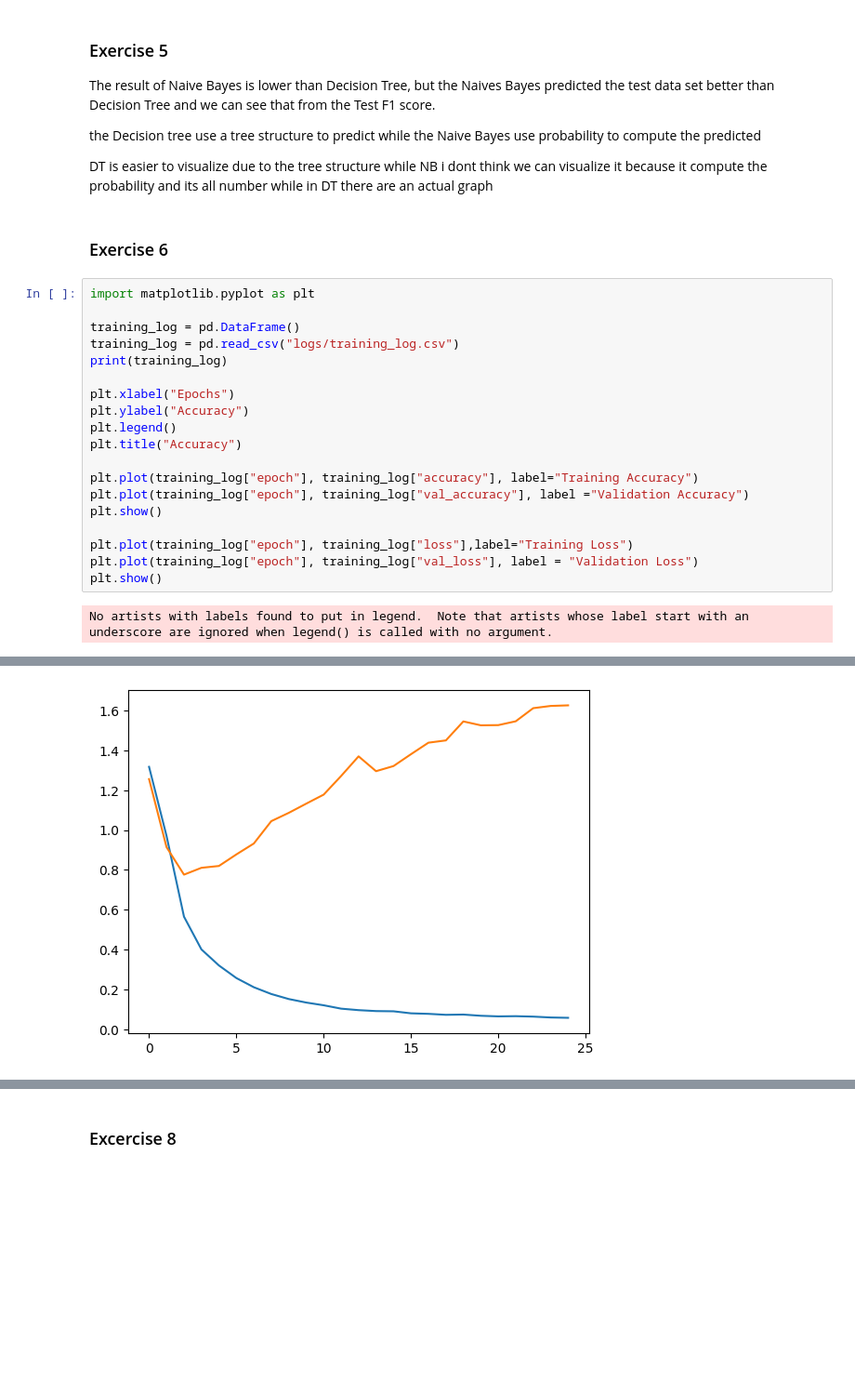
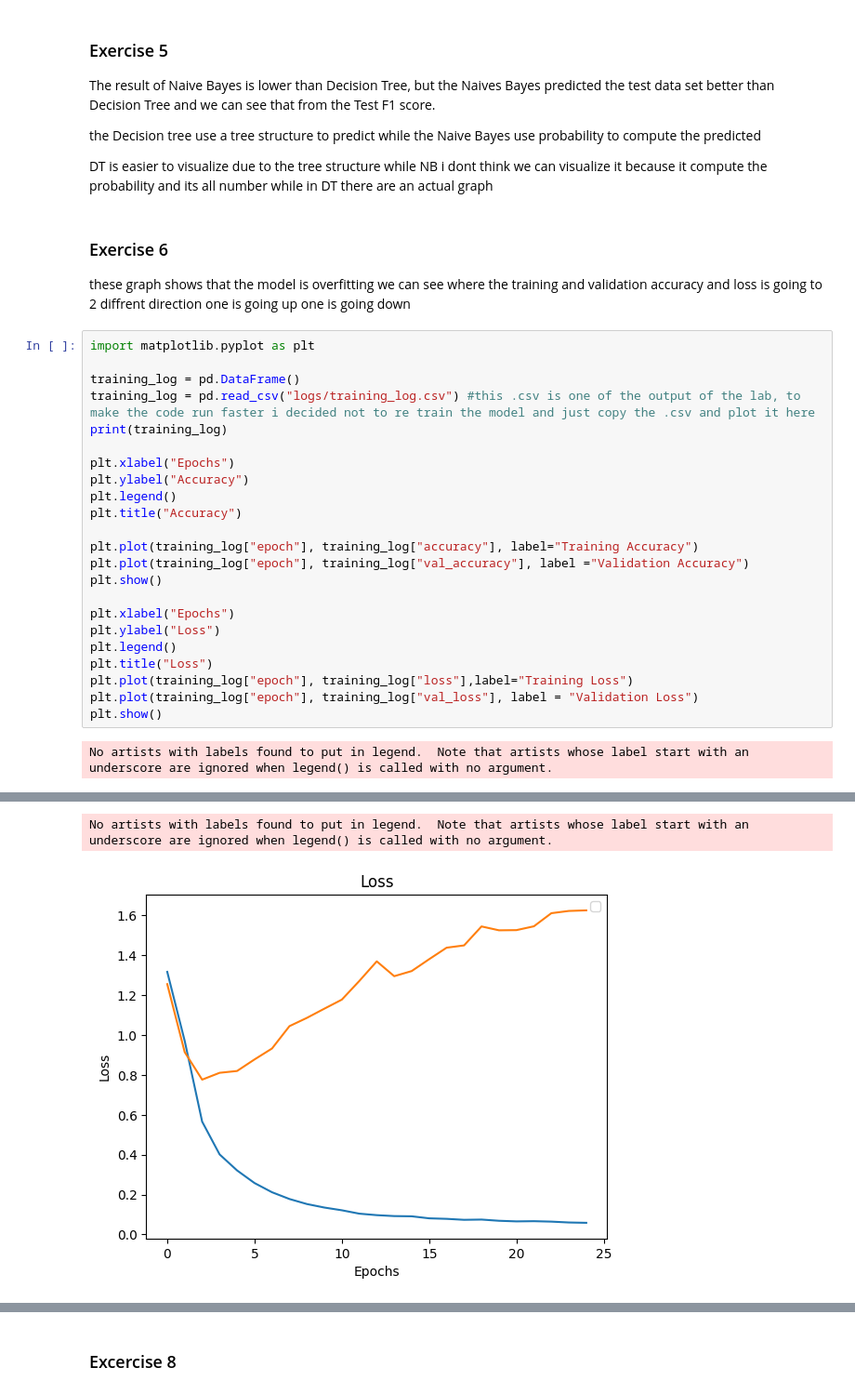
Before and after one commit to GukGuk25/DM2023-Lab2-Master, a Jupyter notebook: Homework/DM2023-Lab2-Homework.ipynb, the cells around one changed output, grey strips where cells are left out. Shown at 93% size. Saved outputs shown, nothing was run; the diff lists cells and outputs as text; blank space fills up the shorter version.

```diff
--- a/Homework/DM2023-Lab2-Homework.ipynb
+++ b/Homework/DM2023-Lab2-Homework.ipynb
@@ -251,13 +256,14 @@ The result of Naive Bayes is lower than Decision Tree, but the Naives Bayes pred
 the Decision tree use a tree structure to predict while the Naive Bayes use probability to compute the predicted
 
 DT is easier to visualize due to the tree structure while NB i dont think we can visualize it because it compute the probability and its all number while in DT there are an actual graph
-# %% [markdown]
-### Exercise 6
+# %% [markdown]
+### Exercise 6
+these graph shows that the model is overfitting we can see where the training and validation accuracy and loss is going to 2 diffrent direction one is going up one is going down
 # %%
 import matplotlib.pyplot as plt
 
 training_log = pd.DataFrame()
-training_log = pd.read_csv("logs/training_log.csv")
+training_log = pd.read_csv("logs/training_log.csv") #this .csv is one of the output of the lab, to make the code run faster i decided not to re train the model and just copy the .csv and plot it here
 print(training_log)
 
 plt.xlabel("Epochs")
@@ -265,33 +271,38 @@ plt.ylabel("Accuracy")
 plt.legend()
 plt.title("Accuracy")
 
 plt.plot(training_log["epoch"], training_log["accuracy"], label="Training Accuracy")
 plt.plot(training_log["epoch"], training_log["val_accuracy"], label ="Validation Accuracy")
 plt.show()
 
+plt.xlabel("Epochs")
+plt.ylabel("Loss")
+plt.legend()
+plt.title("Loss")
 plt.plot(training_log["epoch"], training_log["loss"],label="Training Loss")
 plt.plot(training_log["epoch"], training_log["val_loss"], label = "Validation Loss")
 plt.show()
 # %% [output]
 No artists with labels found to put in legend.  Note that artists whose label start with an underscore are ignored when legend() is called with no argument.
     epoch  accuracy      loss  val_accuracy  val_loss
 0       0  0.386383  1.317042      0.472622  1.255564
 1       1  0.655965  0.970940      0.642651  0.914497
 2       2  0.804871  0.565762      0.694524  0.776414
 3       3  0.852754  0.401348      0.697406  0.810720
 4       4  0.881262  0.321117      0.697406  0.819871
 5       5  0.913368  0.257858      0.697406  0.877809
 6       6  0.932743  0.211810      0.700288  0.932554
 7       7  0.945198  0.177813      0.682997  1.044695
 8       8  0.951841  0.152615      0.680115  1.086266
 9       9  0.959590  0.134989      0.688761  1.132382
 10     10  0.960974  0.121333      0.697406  1.177705
 ... (10 lines left out)
 21     21  0.976197  0.066629      0.682997  1.545464
 22     22  0.977858  0.064436      0.665706  1.611223
 23     23  0.977581  0.060115      0.665706  1.622425
 24     24  0.977858  0.058434      0.668588  1.625404
 [figure]
+No artists with labels found to put in legend.  Note that artists whose label start with an underscore are ignored when legend() is called with no argument.
-[figure, old version]
+[figure, new version]
 # %% [markdown]
 ### Excercise 7
```
Also changed, not shown: parts of 17 cells of this notebook, 3 other files.
